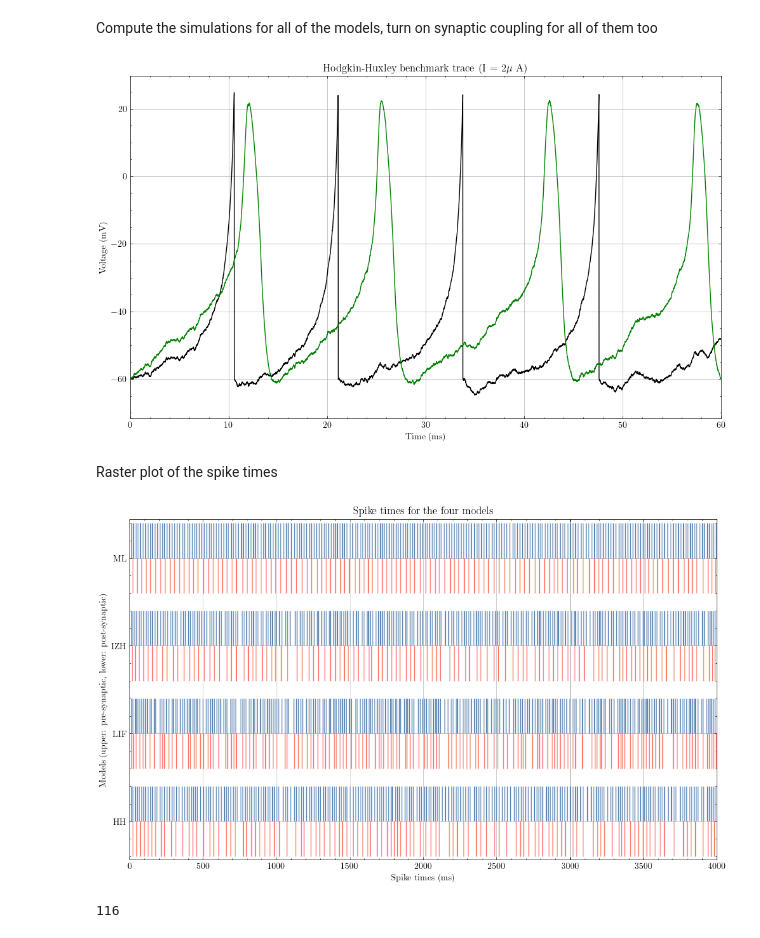
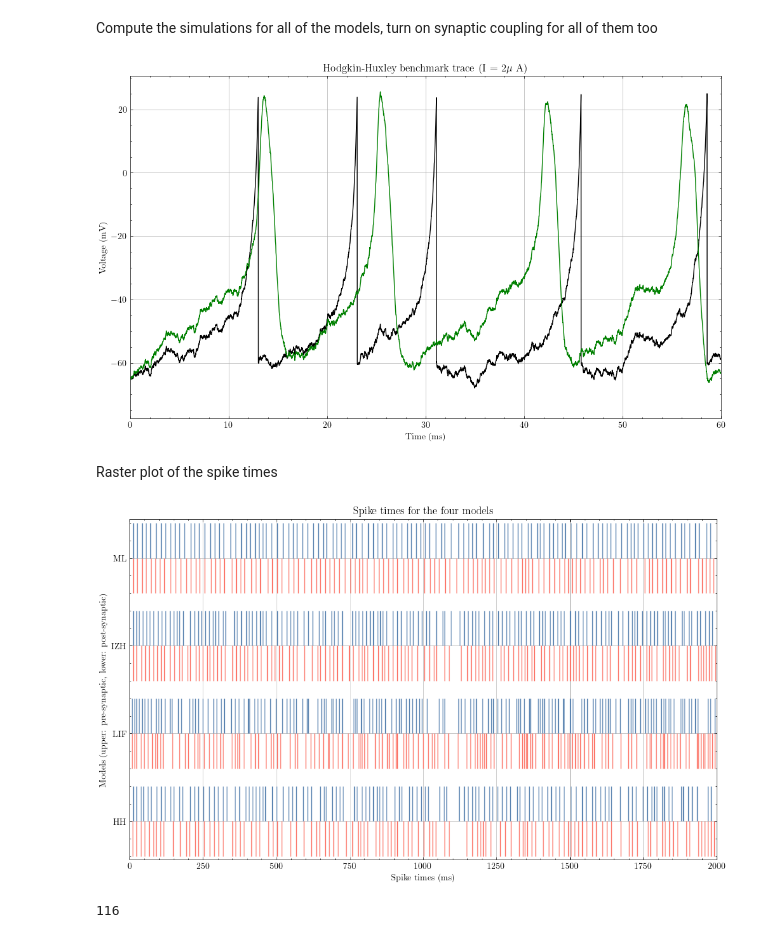
Before and after one commit to Sir-Bip-Bop/Gap-Junction-Coupling-Studies, a Jupyter notebook: synchrony_experiment.ipynb, the cells around one changed output. Cells and saved outputs as stored; diff of their text form; code cells hidden in the pictures.

```diff
--- a/synchrony_experiment.ipynb
+++ b/synchrony_experiment.ipynb
@@ -159,19 +159,19 @@ params_IZH =load_ISH()
 params_ML = load_ML()
 
 #time parameters
-t_final = 4000
+t_final = 2000
 dt = 0.01
 
 #Other constant parameters
 Is = np.array([ [0, 0.05], [0.05, 0]])
-V0 = -60
+V0 = -65
 tau = 0.65
-y0 = [-60 , -60]
-w0 = [0.0007223855976593603, 0.0007223855976593603]
+y0 = [-65 , -65]
+w0 = [0.0, 0.0]
 u0 = [0,0]
-n0 = 0.2
-m0 = 0.1
-h0 = 0.6
+n0 = 0
+m0 = 0
+h0 = 0
 order = 5
 # %% [markdown]
 We'll set a fixed seed to configure the system, and create for intensities, one for each model
@@ -215,14 +191,14 @@ I_ML = np.zeros((int(t_final/dt),2))
 x1 = np.random.normal(0,5,int(t_final/dt))
 x2 = np.random.normal(0,5,int(t_final/dt))
 
-I_HH[:,0] = 2.5*(1+ x1)
-I_HH[:,1] = 1.83*(1+ x1)
-I_IF[:,0] = 2.5*(1+ x1)
-I_IF[:,1] = 2.1*(1+ x1)
-I_IZH[:,0] = 2.45*(1+ x1)
-I_IZH[:,1] = 1.5*(1+ x1)
-I_ML[:,0] = 2.5*(1+ x1)
-I_ML[:,1] = 1.25*(1+ x1)
+I_HH[:,0] = 2.5*(1+ 2*x1)
+I_HH[:,1] = 2.5*(1+ 2*x2)
+I_IF[:,0] = 2.5*(1+ 2*x1)
+I_IF[:,1] = 2.5*(1+ 2*x2)
+I_IZH[:,0] = 2.5*(1+ 2*x1)
+I_IZH[:,1] = 2.5*(1+ 2*x2)
+I_ML[:,0] = 2.5*(1+ 2*x1)
+I_ML[:,1] = 2.5*(1+ 2*x2)
 # %% [markdown]
 Compute the simulations for all of  the models, turn on synaptic coupling for all of them too
 # %%
@@ -241,7 +217,7 @@ plt.ylabel('Voltage (mV)')
 plt.xlim(0,60)
 plt.grid()
 # %% [output]
-[figure, old version]
+[figure, new version]
 # %% [markdown]
 Raster plot of the spike times
 # %%
@@ -252,35 +228,35 @@ spike_IF_2 =  (np.argwhere(np.array(matrixIF_adjust.todense())[1,:]>0) * dt).fla
 spike_IZH_1 =  (np.argwhere(np.array(matrixIZH_adjust.todense())[0,:]>0) * dt).flatten()
 spike_IZH_2 = (np.argwhere(np.array(matrixIZH_adjust.todense())[1,:]>0) * dt).flatten()
 spike_ML_1 = (np.argwhere(np.array(matrixML_adjust.todense())[0,:]>0) * dt).flatten()
 spike_ML_2 = (np.argwhere(np.array(matrixML_adjust.todense())[1,:]>0) * dt).flatten()
 fig, ax = plt.subplots()
 
 ax.eventplot(spike_HH_1, color = '#5B84B1FF')
 ax.eventplot(spike_HH_2,color='#FC766AFF',lineoffsets=0,label='hola')
 ax.eventplot(spike_IF_2,color = '#FC766AFF',lineoffsets=2.5)
 ax.eventplot(spike_IF_1, color = '#5B84B1FF', lineoffsets= 3.5)
 ax.eventplot(spike_IZH_2,color = '#FC766AFF',lineoffsets= 5.0 )
 ax.eventplot(spike_IZH_1, color = '#5B84B1FF', lineoffsets= 6.0)
 ax.eventplot(spike_ML_2, color = '#FC766AFF', lineoffsets= 7.5)
 ax.eventplot(spike_ML_1,color = '#5B84B1FF', lineoffsets= 8.5)
 ax.grid()
 ax.set_ylim(-0.6,9.1)
 ax.set_ylabel('Models (upper: pre-synaptic, lower: post-synaptic)')
 plt.yticks((0.5,3.0,5.5,8.0))
 labels = [item.get_text() for item in ax.get_yticklabels()]
 labels[0] = 'HH'
 labels[1] = 'LIF'
 labels[2] = 'IZH'
 labels[3] = 'ML'
 
 ax.set_yticklabels(labels, color = 'black')
 ax.set_xlabel('Spike times (ms)')
-ax.set_xlim(0,4000)
+ax.set_xlim(0,2000)
 
 plt.title('Spike times for the four models')
 plt.show()
 # %% [output]
-[figure, old version]
+[figure, new version]
 # %%
 len(spike_HH_2)
 # %% [output]
```
Also changed, not shown: parts of 30 cells of this notebook.
